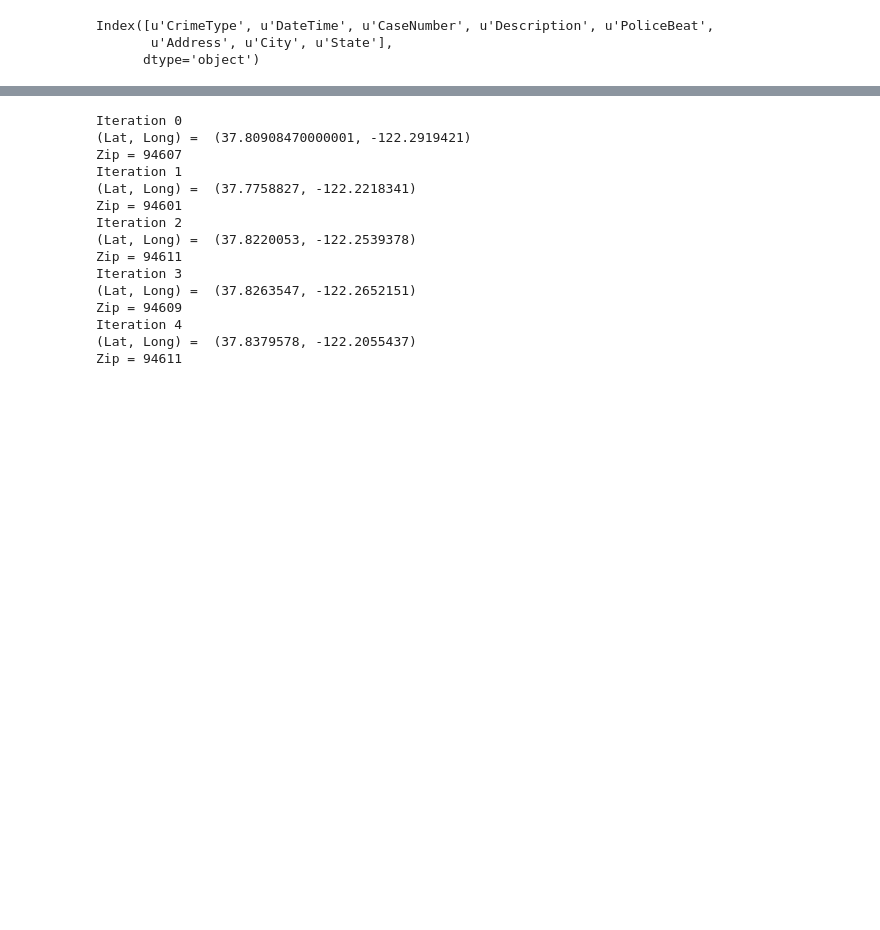
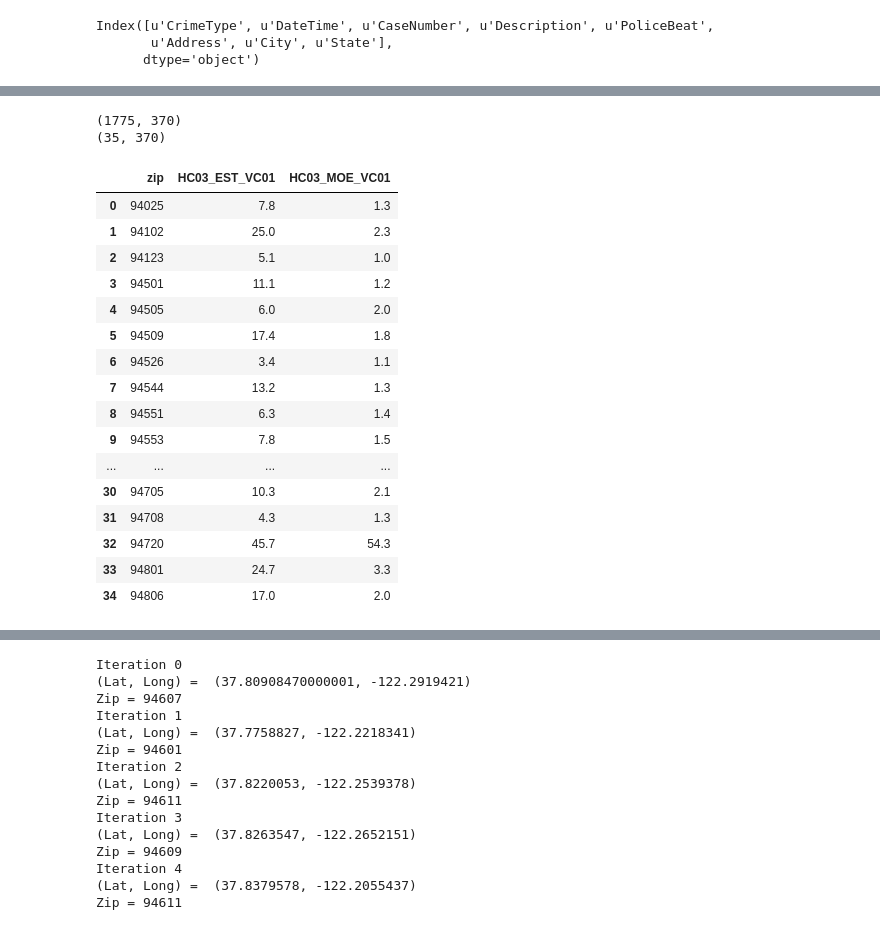
Before and after one commit to jeffrey-hsu/oakland-crime-prediction, a Jupyter notebook: machine_learning/crime_data_prediction.ipynb, the cells around one changed output, grey strips where cells are left out. Saved outputs shown, nothing was run; the diff lists cells and outputs as text; code cells hidden in the pictures; blank space fills up the shorter version.

Commit message:
Adding census poverty data

```diff
--- a/machine_learning/crime_data_prediction.ipynb
+++ b/machine_learning/crime_data_prediction.ipynb
@@ -87,12 +87,14 @@ def get_geocode_json(address, api_key):
 # %%
 # Get Lat/Long and Zip for all addresses in the current set of crime data
 
-for i in range(crime_data.shape[0]):
+#for i in range(crime_data.shape[0]):
+for i in range(0, 1000):
     print "Iteration i = " + str(i)
 
     address = crime_data.at[crime_data.index[i], 'Address'] + ", " + crime_data.at[crime_data.index[i], 'City'] + ", " + crime_data.at[crime_data.index[i], 'State']
     result_dict = get_geocode_json(address, google_api_key)
 
+    print "len(result_dict['results']) = %d"%(len(result_dict['results']))
     try:
         crime_data.at[crime_data.index[i], 'Lat'] = result_dict['results'][0]['geometry']['location']['lat']
     except:
@@ -129,0 +132,43 @@ Iteration i = 9108
+# %%
+# Create data frame with unique list of zip codes for Oakland
+oakland_zip_codes = pd.DataFrame(transformed_crime_data.Zip.unique(), columns=['zip'])
+# %%
+# Get individual poverty data
+data = os.path.join(os.getcwd(),data_path + 'ind_poverty_status_by_zip.csv')
+ind_poverty_status = pd.read_csv(data)
+ind_poverty_status = ind_poverty_status.drop(0, axis=0)
+ind_poverty_status['zip'] = [int(ind_poverty_status.at[ind_poverty_status.index[i], 'GEO.id2']) for i in range(ind_poverty_status.shape[0])]
+print ind_poverty_status.shape
+
+# Filter out data not for Oakland
+ind_poverty_status_oakland = ind_poverty_status.merge(oakland_zip_codes,
+                                                      left_on = 'zip',
+                                                      right_on = 'zip',
+                                                      how = 'inner')
+
+print ind_poverty_status_oakland.shape
+ind_poverty_status_oakland.head()
+
+poverty_status = ind_poverty_status_oakland[['zip', 'HC03_EST_VC01', 'HC03_MOE_VC01']]
+
+poverty_status
+# %% [output]
+(1775, 370)
+(35, 370)
+|  | zip | HC03_EST_VC01 | HC03_MOE_VC01 |
+| 0 | 94025 | 7.8 | 1.3 |
+| 1 | 94102 | 25.0 | 2.3 |
+| 2 | 94123 | 5.1 | 1.0 |
+| 3 | 94501 | 11.1 | 1.2 |
+| 4 | 94505 | 6.0 | 2.0 |
+| 5 | 94509 | 17.4 | 1.8 |
+| 6 | 94526 | 3.4 | 1.1 |
+| 7 | 94544 | 13.2 | 1.3 |
+| 8 | 94551 | 6.3 | 1.4 |
+| 9 | 94553 | 7.8 | 1.5 |
+| ... | ... | ... | ... |
+| 30 | 94705 | 10.3 | 2.1 |
+| 31 | 94708 | 4.3 | 1.3 |
+| 32 | 94720 | 45.7 | 54.3 |
+| 33 | 94801 | 24.7 | 3.3 |
+| 34 | 94806 | 17.0 | 2.0 |
```
Also changed, not shown: parts of 10 cells of this notebook, 2 other files.
